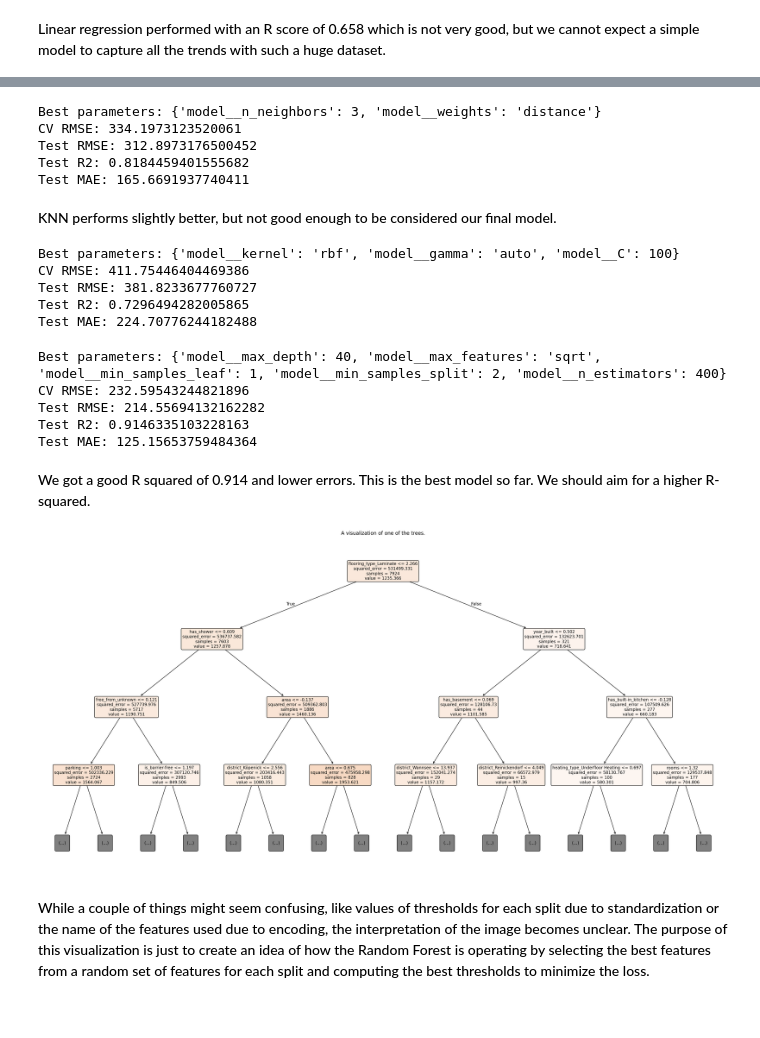
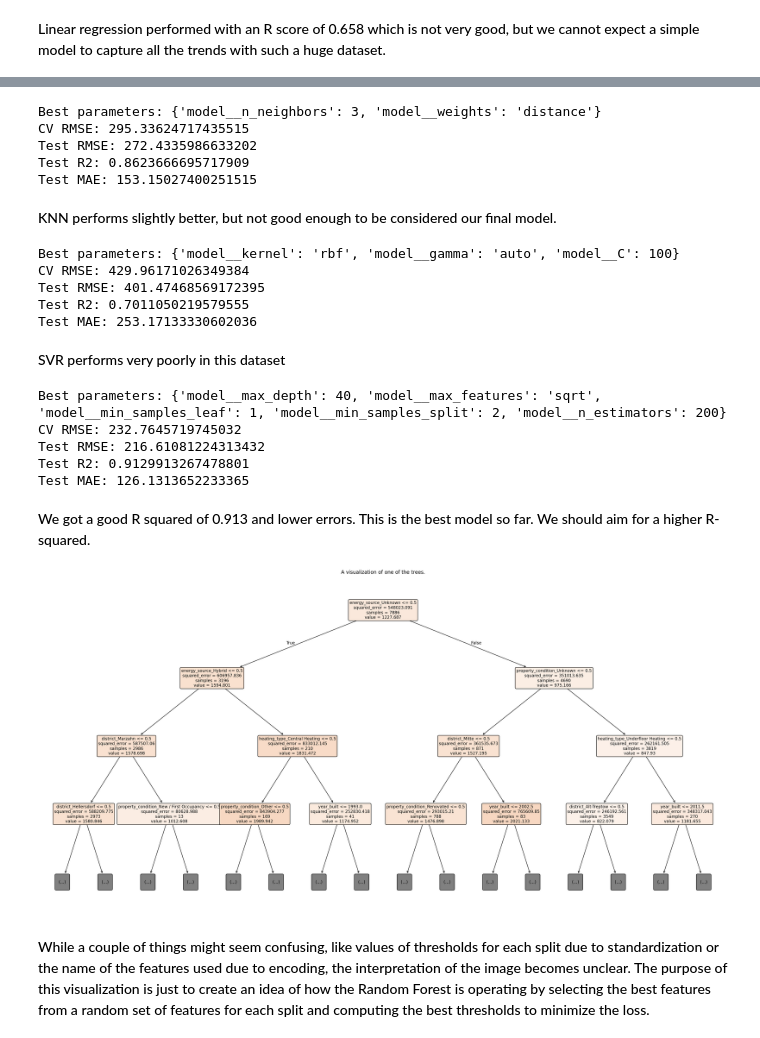
Before and after one commit to viiniiii/rent_prices_prediction, a Jupyter notebook: notebooks/rent_prices_modeling.ipynb, the cells around one changed output, grey strips where cells are left out. Saved outputs shown, nothing was run; the diff lists cells and outputs as text; code cells hidden in the pictures; blank space fills up the shorter version.

```diff
--- a/notebooks/rent_prices_modeling.ipynb
+++ b/notebooks/rent_prices_modeling.ipynb
@@ -120,7 +132,7 @@ from sklearn.linear_model import Ridge
 from sklearn.preprocessing import PolynomialFeatures
 
 pipeline = Pipeline([
-    ("imputer", SimpleImputer(strategy="median")),
+    ("preprocessor", preprocessor),
     ("poly", PolynomialFeatures(include_bias=False)),
     ("model", Ridge())
 ])
@@ -167,7 +179,7 @@ A polynomial of 2nd degree performs better, much better, than the linear model,
 from sklearn.neighbors import KNeighborsRegressor
 
 pipeline = Pipeline([
-    ("imputer", SimpleImputer(strategy="median")),
+    ("preprocessor", preprocessor),
     ("model", KNeighborsRegressor(algorithm="ball_tree"))
 ])
 
@@ -202,10 +214,10 @@ print("Test R2:", test_r2)
 print("Test MAE:", test_mae)
 # %% [output]
 Best parameters: {'model__n_neighbors': 3, 'model__weights': 'distance'}
-CV RMSE: 334.1973123520061
-Test RMSE: 312.8973176500452
-Test R2: 0.8184459401555682
-Test MAE: 165.6691937740411
+CV RMSE: 295.33624717435515
+Test RMSE: 272.4335986633202
+Test R2: 0.8623666695717909
+Test MAE: 153.15027400251515
 # %% [markdown]
 <span style="font-weight:500">
 KNN performs slightly better, but not good enough to be considered our final model. </span>
@@ -214,7 +226,7 @@ from sklearn.svm import SVR
 from sklearn.model_selection import RandomizedSearchCV
 
 pipeline = Pipeline([
-    ("imputer", SimpleImputer(strategy="median")),
+    ("preprocessor", preprocessor),
     ("model", SVR())
 ])
 
@@ -252,15 +264,18 @@ print("Test R2:", test_r2)
 print("Test MAE:", test_mae)
 # %% [output]
 Best parameters: {'model__kernel': 'rbf', 'model__gamma': 'auto', 'model__C': 100}
-CV RMSE: 411.75446404469386
-Test RMSE: 381.8233677760727
-Test R2: 0.7296494282005865
-Test MAE: 224.70776244182488
+CV RMSE: 429.96171026349384
+Test RMSE: 401.47468569172395
+Test R2: 0.7011050219579555
+Test MAE: 253.17133330602036
+# %% [markdown]
+<span style="font-weight:500">
+SVR performs very poorly in this dataset </span>
 # %%
 from sklearn.ensemble import RandomForestRegressor
 
 pipeline = Pipeline([
-    ("imputer", SimpleImputer(strategy="median")),
+    ("preprocessor", preprocessor),
     ("model", RandomForestRegressor())
 ])
 
@@ -297,32 +312,35 @@ print("Test RMSE:", test_rmse)
 print("Test R2:", test_r2)
 print("Test MAE:", test_mae)
 # %% [output]
-Best parameters: {'model__max_depth': 40, 'model__max_features': 'sqrt', 'model__min_samples_leaf': 1, 'model__min_samples_split': 2, 'model__n_estimators': 400}
-CV RMSE: 232.59543244821896
-Test RMSE: 214.55694132162282
-Test R2: 0.9146335103228163
-Test MAE: 125.15653759484364
+Best parameters: {'model__max_depth': 40, 'model__max_features': 'sqrt', 'model__min_samples_leaf': 1, 'model__min_samples_split': 2, 'model__n_estimators': 200}
+CV RMSE: 232.7645719745032
+Test RMSE: 216.61081224313432
+Test R2: 0.9129913267478801
+Test MAE: 126.1313652233365
 # %% [markdown]
 <span style="font-weight:500">
-We got a good R squared of 0.914 and lower errors. This is the best model so far. We should aim for a higher R-squared. </span>
+We got a good R squared of 0.913 and lower errors. This is the best model so far. We should aim for a higher R-squared. </span>
 # %%
 from sklearn.tree import export_graphviz, plot_tree
 import matplotlib.pyplot as plt
+
+feature_names = pipeline.named_steps["preprocessor"].get_feature_names_out()
+feature_names = [f.split("__")[1] for f in feature_names]
 
 plt.figure(figsize=(30, 15), dpi=200)
 
 plot_tree(
     best_model.named_steps["model"].estimators_[16],
     filled=True,
     max_depth=3,
     feature_names=feature_names,
     rounded=True,
     fontsize=10
 )
 plt.title("A visualization of one of the trees.")
 plt.show()
 # %% [output]
-[figure, old version]
+[figure, new version]
 # %% [markdown]
 <span style="font-weight:500">
 While a couple of things might seem confusing, like values of thresholds for each split due to standardization or the name of the features used due to encoding, the interpretation of the image becomes unclear. The purpose of this visualization is just to create an idea of how the Random Forest is operating by selecting the best features from a random set of features for each split and computing the best thresholds to minimize the loss. </span>
```
Also changed, not shown: parts of 40 cells of this notebook.
